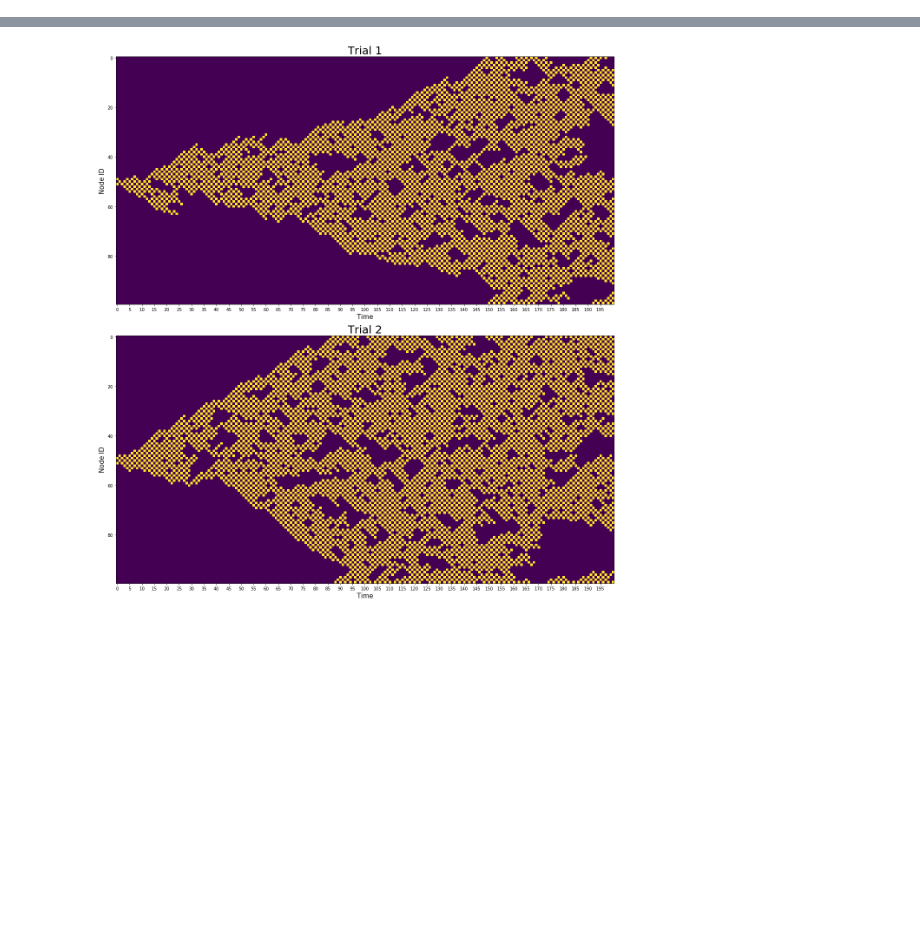
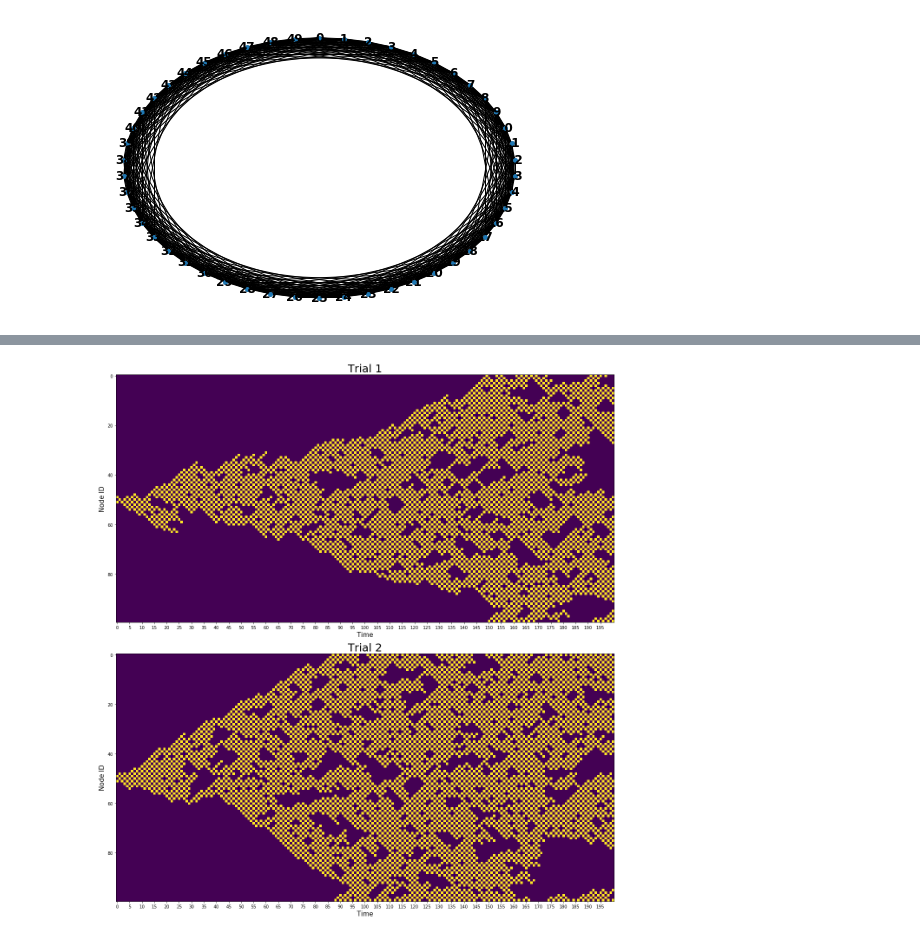
Before and after one commit to ulgenklc/Complex-Contagions, a Jupyter notebook: Excitations_python/geometric_network.ipynb, the cells around one changed output, grey strips where cells are left out. Cells and saved outputs as stored; diff of their text form; code cells hidden in the pictures; blank space fills up the shorter version.

```diff
--- a/Excitations_python/geometric_network.ipynb
+++ b/Excitations_python/geometric_network.ipynb
@@ -272,0 +276,6 @@ ring_latt.display()
+# %%
+n = 50
+banded_ring_latt = geometric_network('ring_lattice', size = n, banded = True, band_length = 9)
+banded_ring_latt.display()
+# %% [output]
+[figure, added]
```
Also changed, not shown: parts of 29 cells of this notebook.
